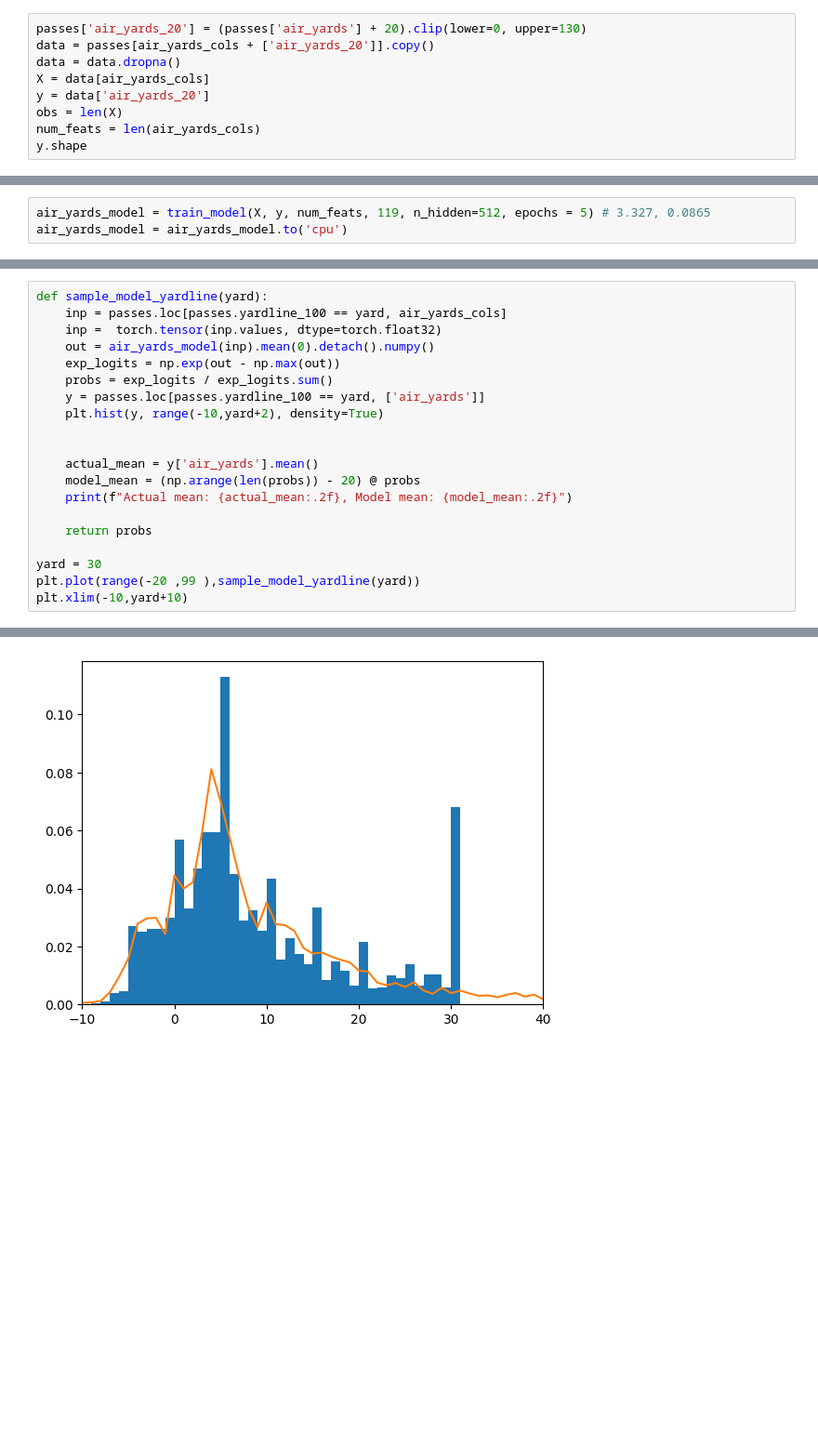
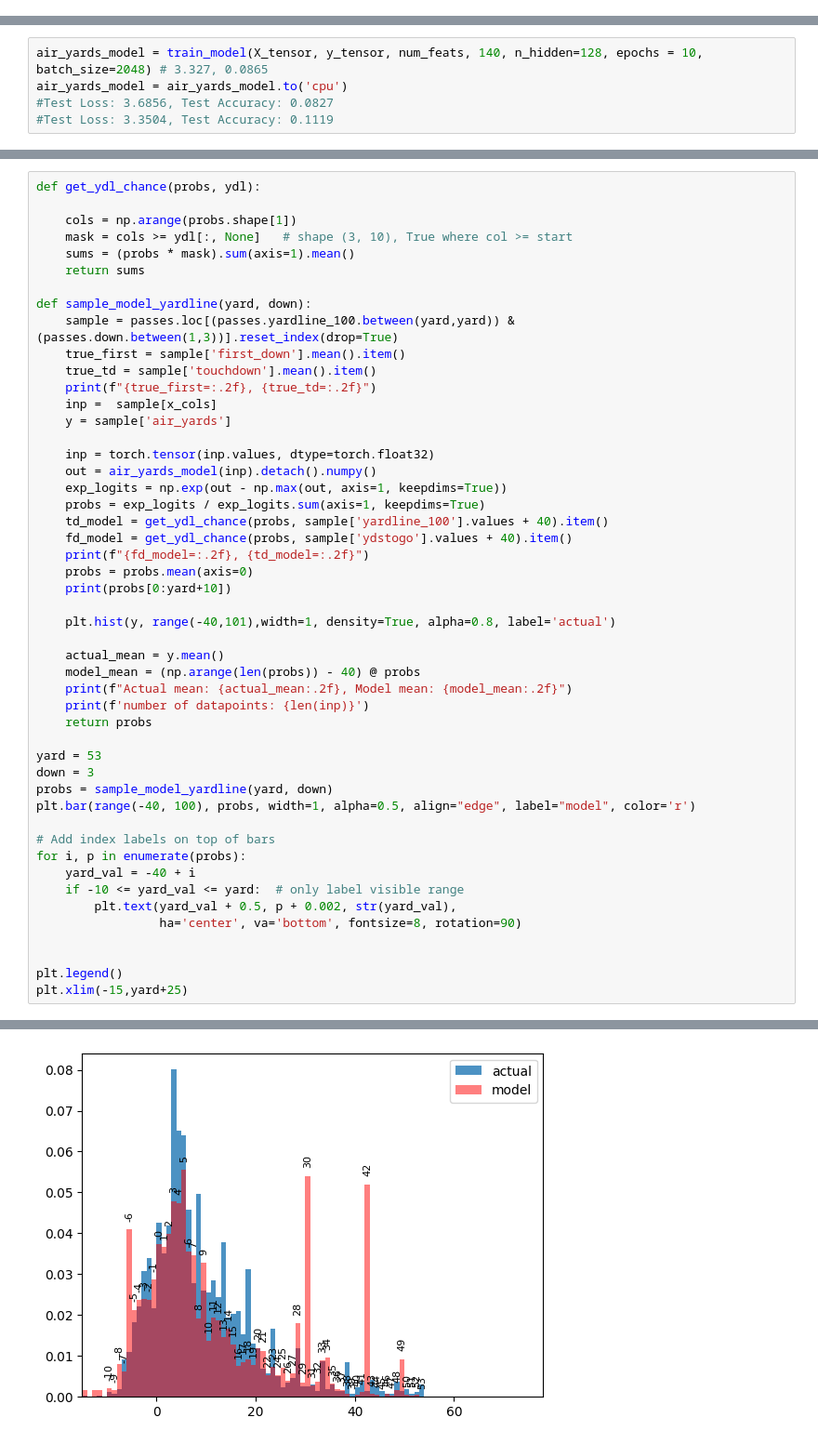
Before and after one commit to sharedw/NFL_sim, a Jupyter notebook: notebooks/train_models/pass_yard_model.ipynb, the cells around one changed output, grey strips where cells are left out. Shown: that part at 93% size. Drawn from its saved outputs; the diff is of its cells as text; blank space fills up the shorter version.

Commit message:
update models

```diff
--- a/notebooks/train_models/pass_yard_model.ipynb
+++ b/notebooks/train_models/pass_yard_model.ipynb
@@ -206,10 +296 @@ def train_model(X, y, n_in, n_out,n_hidden=50, epochs=20, batch_size=512):
 	return model
-# %%
-passes['air_yards_20'] = (passes['air_yards'] + 20).clip(lower=0, upper=130)
-data = passes[air_yards_cols + ['air_yards_20']].copy()
-data = data.dropna()
-X = data[air_yards_cols]
-y = data['air_yards_20']
-obs = len(X)
-num_feats = len(air_yards_cols)
-y.shape
@@ -218,4 +297,6 @@ y.shape
 # %%
-air_yards_model = train_model(X, y, num_feats, 119, n_hidden=512, epochs = 5) # 3.327, 0.0865
+air_yards_model = train_model(X_tensor, y_tensor, num_feats, 140, n_hidden=128, epochs = 10, batch_size=2048) # 3.327, 0.0865
 air_yards_model = air_yards_model.to('cpu')
+#Test Loss: 3.6856, Test Accuracy: 0.0827
+#Test Loss: 3.3504, Test Accuracy: 0.1119
 # %% [output]
@@ -229,21 +320,50 @@ Test Loss: 3.5773, Test Accuracy: 0.0718
 # %%
-def sample_model_yardline(yard):
-	inp = passes.loc[passes.yardline_100 == yard, air_yards_cols]
-	inp =  torch.tensor(inp.values, dtype=torch.float32)
-	out = air_yards_model(inp).mean(0).detach().numpy()
-	exp_logits = np.exp(out - np.max(out))
-	probs = exp_logits / exp_logits.sum()
-	y = passes.loc[passes.yardline_100 == yard, ['air_yards']]
-	plt.hist(y, range(-10,yard+2), density=True)
+def get_ydl_chance(probs, ydl):
+
+	cols = np.arange(probs.shape[1])
+	mask = cols >= ydl[:, None]   # shape (3, 10), True where col >= start
+	sums = (probs * mask).sum(axis=1).mean()
+	return sums
+
+def sample_model_yardline(yard, down):
+	sample = passes.loc[(passes.yardline_100.between(yard,yard)) & (passes.down.between(1,3))].reset_index(drop=True)
+	true_first = sample['first_down'].mean().item()
+	true_td = sample['touchdown'].mean().item()
+	print(f"{true_first=:.2f}, {true_td=:.2f}")
+	inp =  sample[x_cols]
+	y = sample['air_yards']
+
+	inp = torch.tensor(inp.values, dtype=torch.float32)
+	out = air_yards_model(inp).detach().numpy()
+	exp_logits = np.exp(out - np.max(out, axis=1, keepdims=True))
+	probs = exp_logits / exp_logits.sum(axis=1, keepdims=True)
+	td_model = get_ydl_chance(probs, sample['yardline_100'].values + 40).item()
+	fd_model = get_ydl_chance(probs, sample['ydstogo'].values + 40).item()
+	print(f"{fd_model=:.2f}, {td_model=:.2f}")
+	probs = probs.mean(axis=0)
+	print(probs[0:yard+10])
+
+	plt.hist(y, range(-40,101),width=1, density=True, alpha=0.8, label='actual')
+
+	actual_mean = y.mean()
+	model_mean = (np.arange(len(probs)) - 40) @ probs
+	print(f"Actual mean: {actual_mean:.2f}, Model mean: {model_mean:.2f}")
+	print(f'number of datapoints: {len(inp)}')
+	return probs
+
+yard = 53
+down = 3
+probs = sample_model_yardline(yard, down)
+plt.bar(range(-40, 100), probs, width=1, alpha=0.5, align="edge", label="model", color='r')
+
+# Add index labels on top of bars
+for i, p in enumerate(probs):
+	yard_val = -40 + i
+	if -10 <= yard_val <= yard:  # only label visible range
+		plt.text(yard_val + 0.5, p + 0.002, str(yard_val),
+				 ha='center', va='bottom', fontsize=8, rotation=90)
 
 
-	actual_mean = y['air_yards'].mean()
-	model_mean = (np.arange(len(probs)) - 20) @ probs
-	print(f"Actual mean: {actual_mean:.2f}, Model mean: {model_mean:.2f}")
-
-	return probs
-
-yard = 30
-plt.plot(range(-20 ,99 ),sample_model_yardline(yard))
-plt.xlim(-10,yard+10)
+plt.legend()
+plt.xlim(-15,yard+25)
 # %% [output]
@@ -252 +388 @@ Actual mean: 8.53, Model mean: 9.22
-[figure, old version]
+[figure, new version]
```
Also changed, not shown: parts of 11 cells of this notebook, 3 other files.
